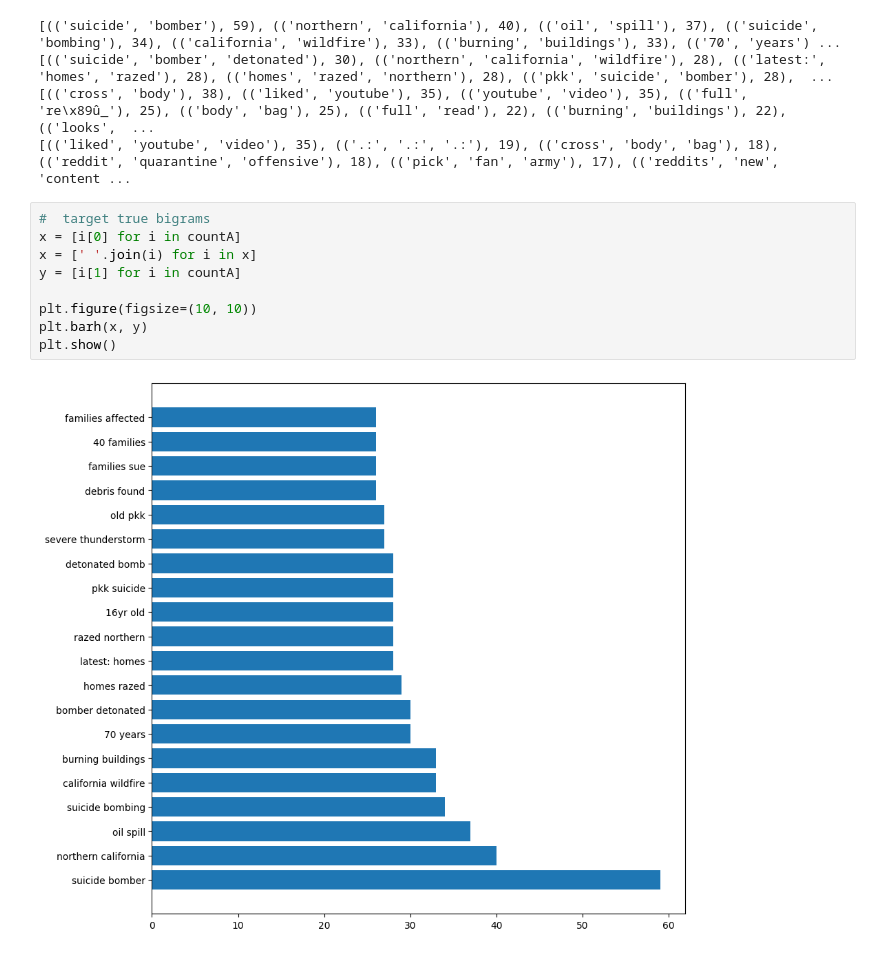
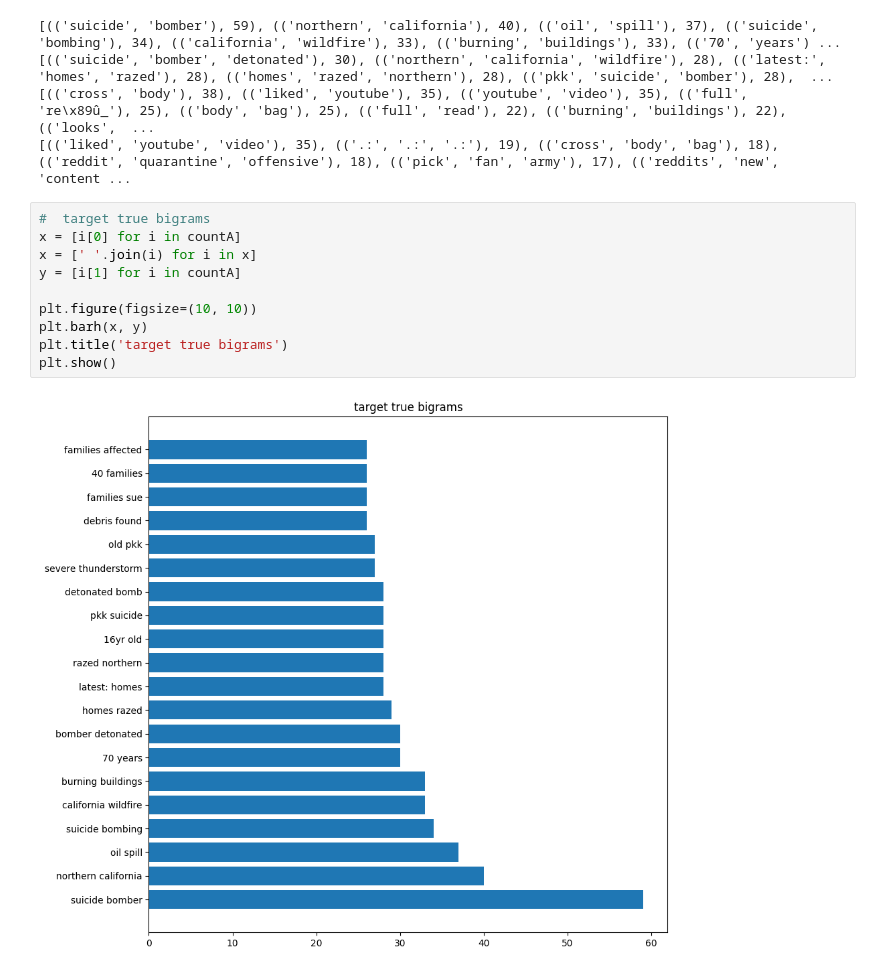
Before and after one commit to esc20936/mineriaTextos_dataScience_lab4, a Jupyter notebook: main.ipynb, the cells around one changed output. Cells and saved outputs as stored; diff of their text form.

```diff
--- a/main.ipynb
+++ b/main.ipynb
@@ -142,11 +142,12 @@ print(countD)
 # %%
 #  target true bigrams
 x = [i[0] for i in countA]
 x = [' '.join(i) for i in x]
 y = [i[1] for i in countA]
 
 plt.figure(figsize=(10, 10))
 plt.barh(x, y)
+plt.title('target true bigrams')
 plt.show()
 # %% [output]
-[figure, old version]
+[figure, new version]
```
Also changed, not shown: parts of 9 cells of this notebook.
